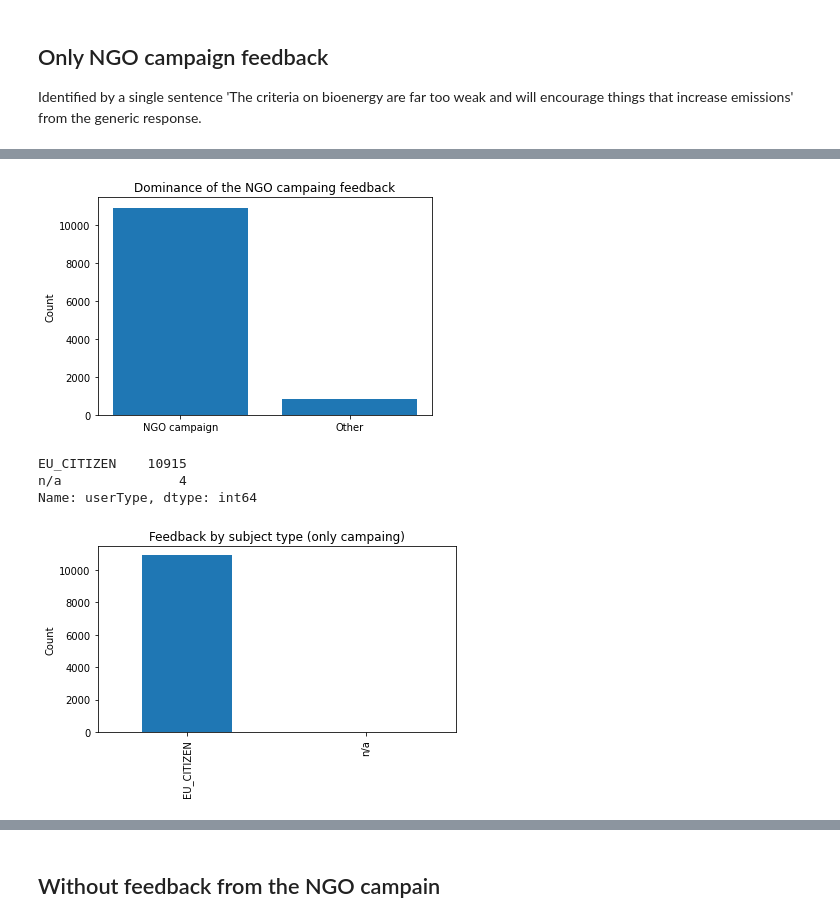
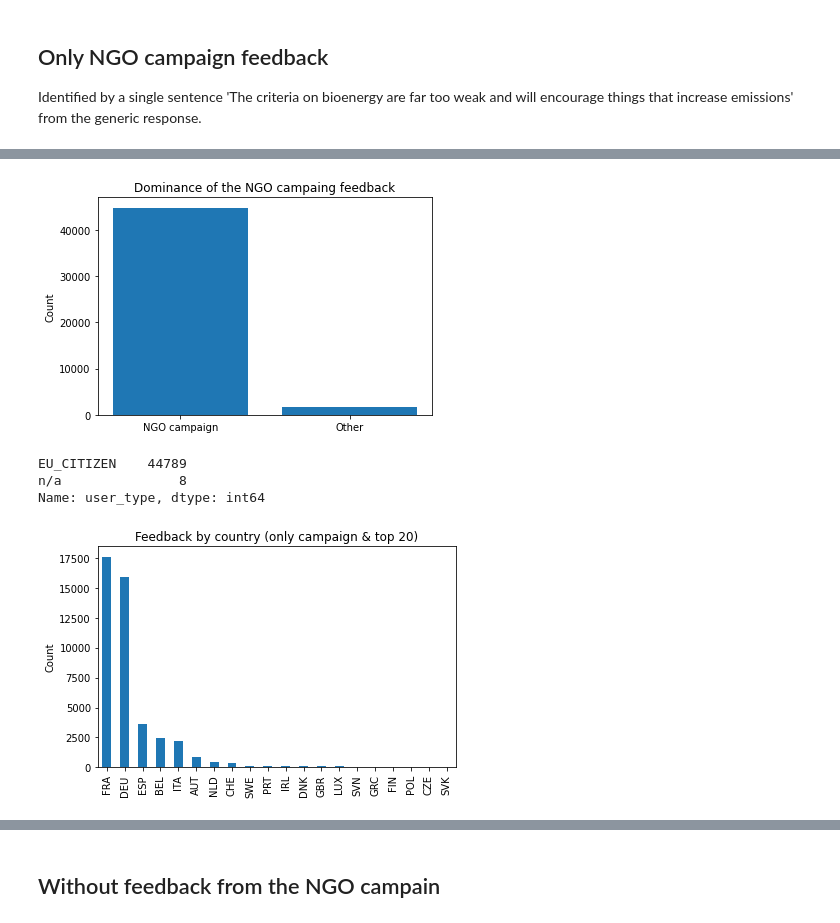
Before and after one commit to jandolezal/consultations, a Jupyter notebook: taxonomy/taxonomy.ipynb, the cells around one changed output, grey strips where cells are left out. Drawn from its saved outputs; the diff is of its cells as text; code cells hidden in the pictures.

```diff
--- a/taxonomy/taxonomy.ipynb
+++ b/taxonomy/taxonomy.ipynb
@@ -11,7 +11,7 @@ Some of the plots are therefore prepared separately for feedback generated by th
 # %%
 import pandas as pd
 import matplotlib.pyplot as plt
-df = pd.read_csv('taxonomy.csv', low_memory=False)
+df = pd.read_csv('data.csv', low_memory=False)
 # %%
 df = df.fillna('n/a')
 # %%
@@ -30,8 +29,3 @@ df.shape
-# %%
-df = df[['id', 'publicationId', 'status', 'dateFeedback',
-'country', 'language', 'userType', 'firstName', 'surname',
-'referenceInitiative', 'organization', 'companySize', 'attachmentUrl',
-'feedback']]
 # %%
 pd.set_option('display.max_colwidth', 50)
 # %%
@@ -142,12 +133,12 @@ Name: feedback, dtype: int64
 plt.bar(['NGO campaign', 'Other'], ngo_campain.value_counts())
 plt.title('Dominance of the NGO campaing feedback')
 plt.ylabel('Count')
-plt.savefig('dominance_campaign.png')
+plt.savefig('all_dominance_campaign_bar.png')
 # %% [output]
-[figure, old version]
+[figure, new version]
 # %%
-df[ngo_campain]['userType'].value_counts()
+df[ngo_campain]['user_type'].value_counts()
 # %% [output]
-EU_CITIZEN    10915
-n/a               4
-Name: userType, dtype: int64
+EU_CITIZEN    44789
+n/a               8
+Name: user_type, dtype: int64
@@ -154,11 +148,11 @@ Name: userType, dtype: int64
 # %%
-ax = df[ngo_campain]['userType'].value_counts().plot(
+ax = df[ngo_campain]['country'].value_counts()[:20].plot(
     kind='bar',
-    title='Feedback by subject type (only campaing)',
+    title='Feedback by country (only campaign & top 20)',
     ylabel='Count',
     )
 fig = ax.get_figure()
 fig.tight_layout()
-fig.savefig('user_only_campain.png')
+fig.savefig('only_campaign_country.png')
 # %% [output]
-[figure, old version]
+[figure, new version]
```
Also changed, not shown: parts of 27 cells of this notebook, 2 other files.
